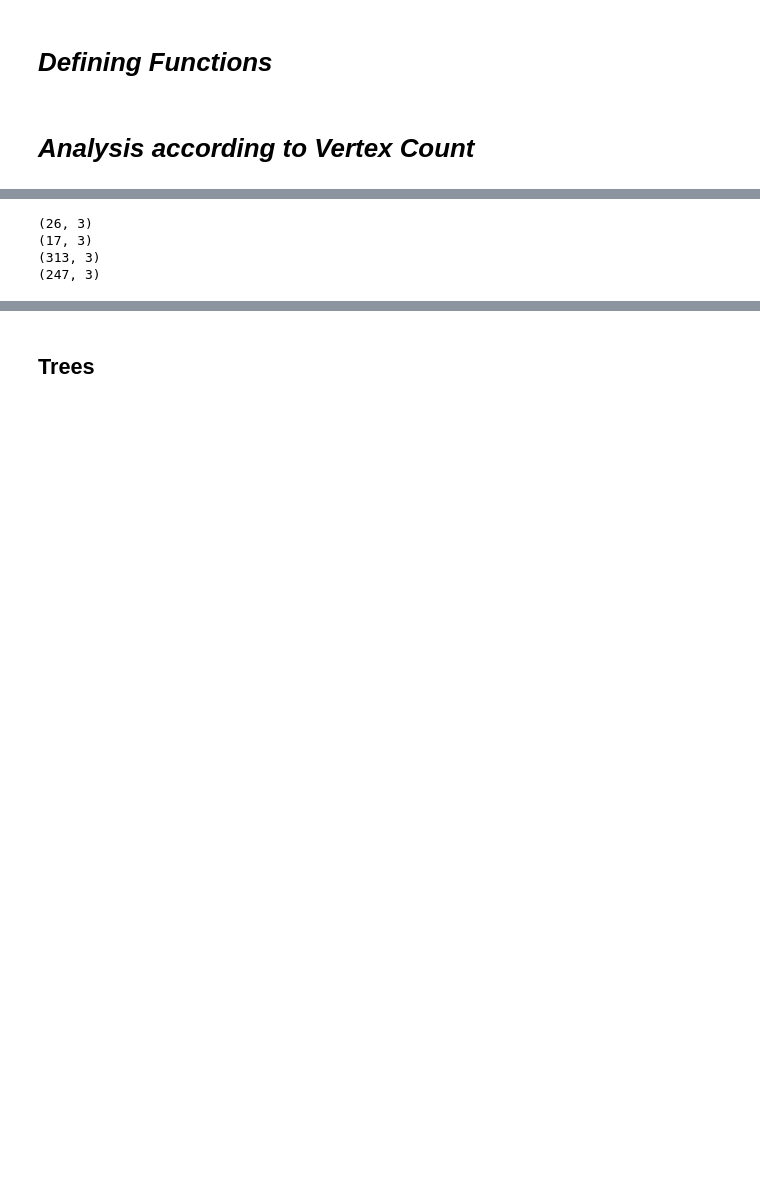
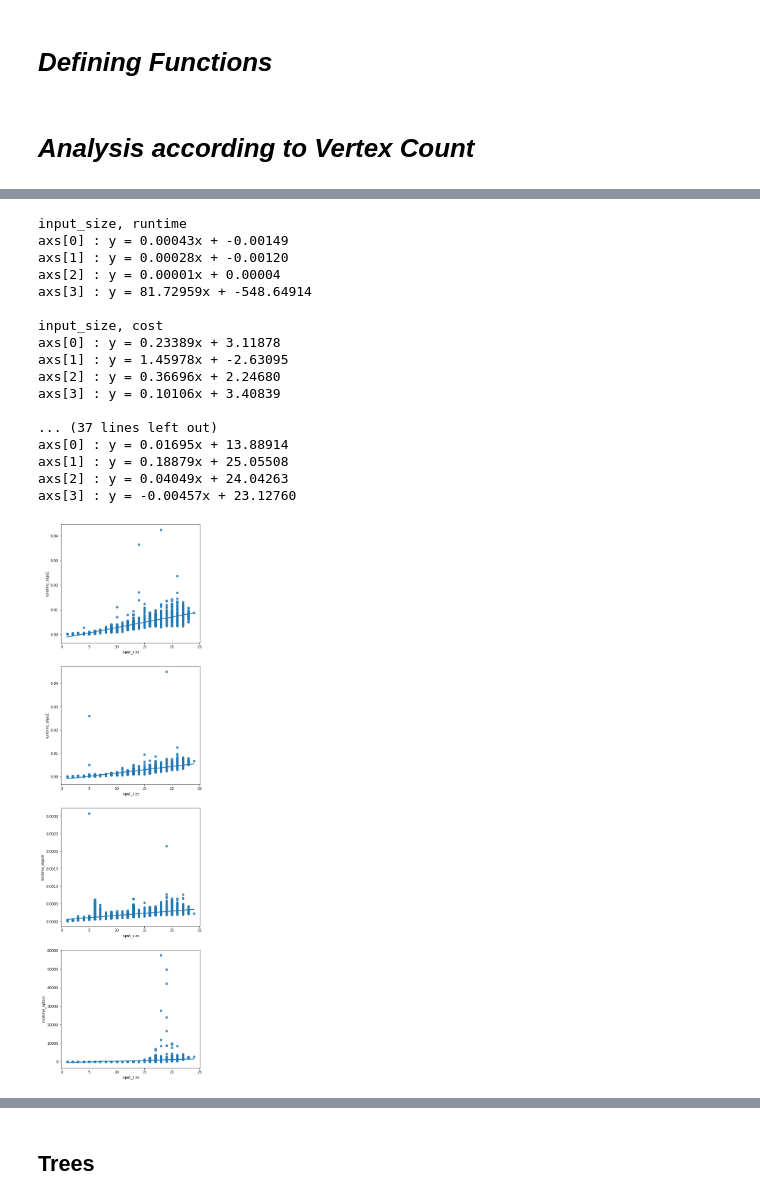
Before and after one commit to cjgsongsong/cs199aclthesis, a Jupyter notebook: analysis.ipynb, the cells around one changed output, grey strips where cells are left out. Cells and saved outputs as stored; diff of their text form; code cells hidden in the pictures; blank space fills up the shorter version.

Commit message:
analyze results

```diff
--- a/analysis.ipynb
+++ b/analysis.ipynb
@@ -133,8 +137,8 @@ results_vc['optsol'] = merge([csv[f'optsol_{vc}v'] for vc in range(3, 5)], ['out
 
 joins_algo = ['outer', 'inner']
 for keyword in keywords:
-    results_vc[f'{keyword}'] = merge([csv[f'{keyword}_{vc}v'] for vc in range(3, 5)] + [results_vc['optsol']],
-                                     joins_algo)
+    results_vc[keyword] = merge([csv[f'{keyword}_{vc}v'] for vc in range(3, 5)] + [results_vc['optsol']],
+                                joins_algo)
 # %%
 for key in results_vc.keys():
     if 'all' in key:
@@ -166,4 +169,0 @@ print(dimensions[3:])
-# %%
-keywords = ['algo1', 'algo2', 'algo2i', 'optsol']
-for keyword in keywords:
-    plotScatter(results_vc[keyword], ['input_size', f'runtime_{keyword}'])
@@ -179,4 +169,0 @@ y = 81.72959x + -548.64914
-# %%
-keywords = ['algo1', 'algo2', 'algo2i', 'optsol']
-for keyword in keywords:
-    plotScatter(results_vc[keyword], ['input_size', f'cost_{keyword}'])
@@ -206,4 +169,0 @@ y = 0.06677x + 21.15441
-# %%
-keywords = ['algo1', 'algo2', 'algo2i']
-for keyword in keywords:
-    plotScatter(results_vc[keyword], ['input_size', f'approx_{keyword}'])
@@ -319,23 +170,29 @@ max       9.000000    12.000000       6.000000
-# %%
-columns_fixed = ['input']
-columns_algo1_algo2 = columns_fixed + ['output_algo1', 'output_algo2']
-columns_algo2_algo2i = columns_fixed + ['output_algo2', 'output_algo2i']
-
-sameapprox_algo1_algo2_v3 = getSameApprox(all3, 'algo1', 'algo2', columns_algo1_algo2)
-sameapprox_algo2_algo2i_v3 = getSameApprox(all3, 'algo2', 'algo2i', columns_algo2_algo2i)
-
-sameapprox_algo1_algo2_v4 = getSameApprox(all4, 'algo1', 'algo2', columns_algo1_algo2)
-sameapprox_algo2_algo2i_v4 = getSameApprox(all4, 'algo2', 'algo2i', columns_algo2_algo2i)
-
-print(sameapprox_algo1_algo2_v3.shape)
-print(sameapprox_algo2_algo2i_v3.shape)
-print(sameapprox_algo1_algo2_v4.shape)
-print(sameapprox_algo2_algo2i_v4.shape)
-
-#optapprox_joined = pd.merge(optapprox1, optapprox2, how='outer')
-#optapprox_joined
-# %% [output]
-(26, 3)
-(17, 3)
-(313, 3)
-(247, 3)
+# %%
+keywords = ['algo1', 'algo2', 'algo2i', 'optsol']
+x_attributes = ['input_size', 'num_inversion', 'num_swap_pair']
+y_attributes = ['runtime', 'cost', 'num_rel']
+for x_attribute in x_attributes:
+    for y_attribute in y_attributes:
+        print(f'{x_attribute}, {y_attribute}')
+        plotScatters(results_vc['allv'],
+                     [x_attribute] + [f'{y_attribute}_{keyword}' for keyword in keywords])
+        print('')
+# %% [output]
+input_size, runtime
+axs[0] : y = 0.00043x + -0.00149
+axs[1] : y = 0.00028x + -0.00120
+axs[2] : y = 0.00001x + 0.00004
+axs[3] : y = 81.72959x + -548.64914
+
+input_size, cost
+axs[0] : y = 0.23389x + 3.11878
+axs[1] : y = 1.45978x + -2.63095
+axs[2] : y = 0.36696x + 2.24680
+axs[3] : y = 0.10106x + 3.40839
+
+... (37 lines left out)
+axs[0] : y = 0.01695x + 13.88914
+axs[1] : y = 0.18879x + 25.05508
+axs[2] : y = 0.04049x + 24.04263
+axs[3] : y = -0.00457x + 23.12760
+[figure, added]
```
Also changed, not shown: parts of 34 cells of this notebook.
